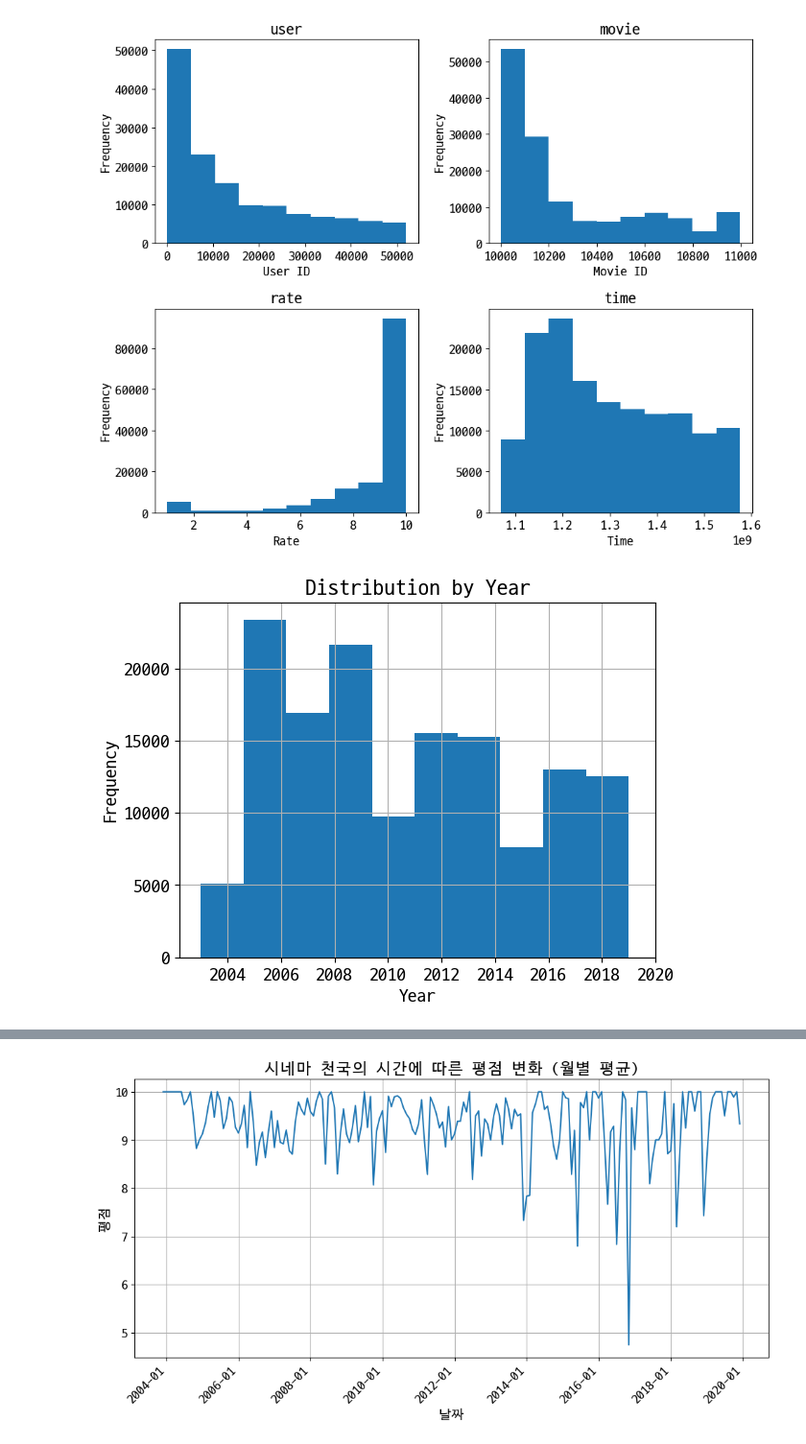
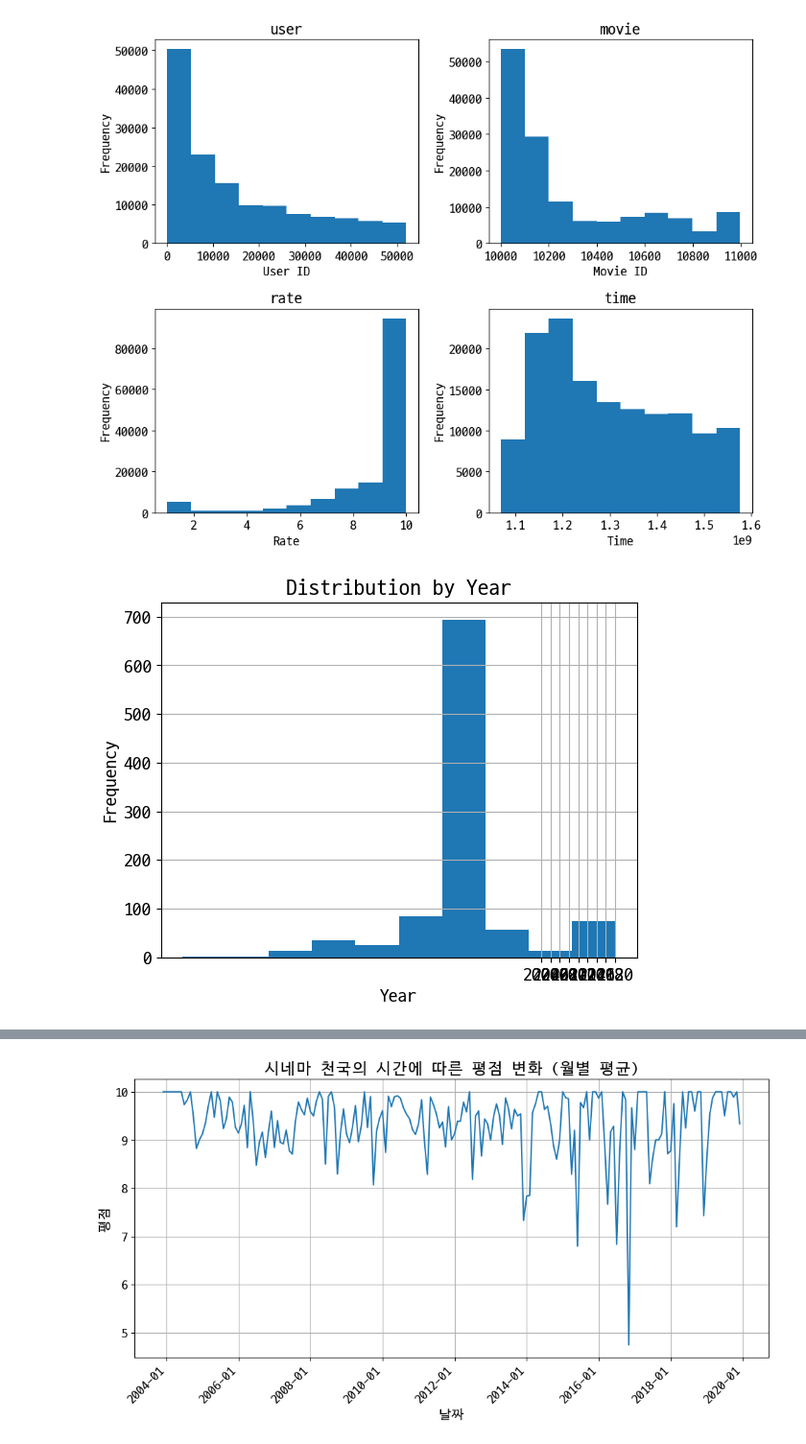
Before and after one commit to seungwonme/codyssey, a Jupyter notebook: prob-0102/3.ipynb, the cells around one changed output, grey strips where cells are left out. Shown: that part at 96% size. Saved outputs shown, nothing was run; the diff lists cells and outputs as text; code cells hidden in the pictures.

```diff
--- a/prob-0102/3.ipynb
+++ b/prob-0102/3.ipynb
@@ -229,22 +229,23 @@ plt.show()
 [figure]
 # %%
 # rates_df의 'time' 컬럼을 초 단위로 변환하여 datetime 형식으로 변환 후 연도 추출
-rates_df['year'] = pd.to_datetime(rates_df['time'], unit='s').dt.year
+# rates_df['year'] = pd.to_datetime(rates_df['time'], unit='s').dt.year
+
 
 # 연도별 히스토그램
-plt.hist(rates_df['year'], bins=10)
+plt.hist(movies_df['year'], bins=10)
 plt.title('Distribution by Year')
 plt.xlabel('Year')
 plt.ylabel('Frequency')
 
 # Set x-axis ticks
 plt.xticks(range(2004, 2022, 2))
 # Add grid
 plt.grid(True)
 
 plt.show()
 # %% [output]
-[figure, old version]
+[figure, new version]
 # %%
 # 영화별 평점 횟수 계산
 movie_rating_counts = rates_df['movie'].value_counts().head(10)
```
Also changed, not shown: parts of 2 cells of this notebook, 4 other files.
